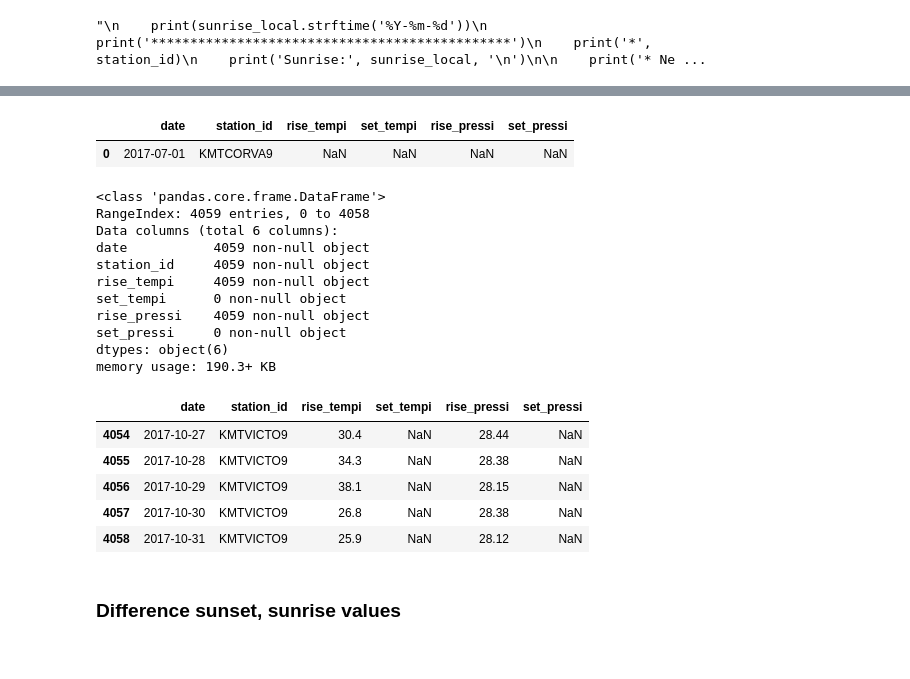
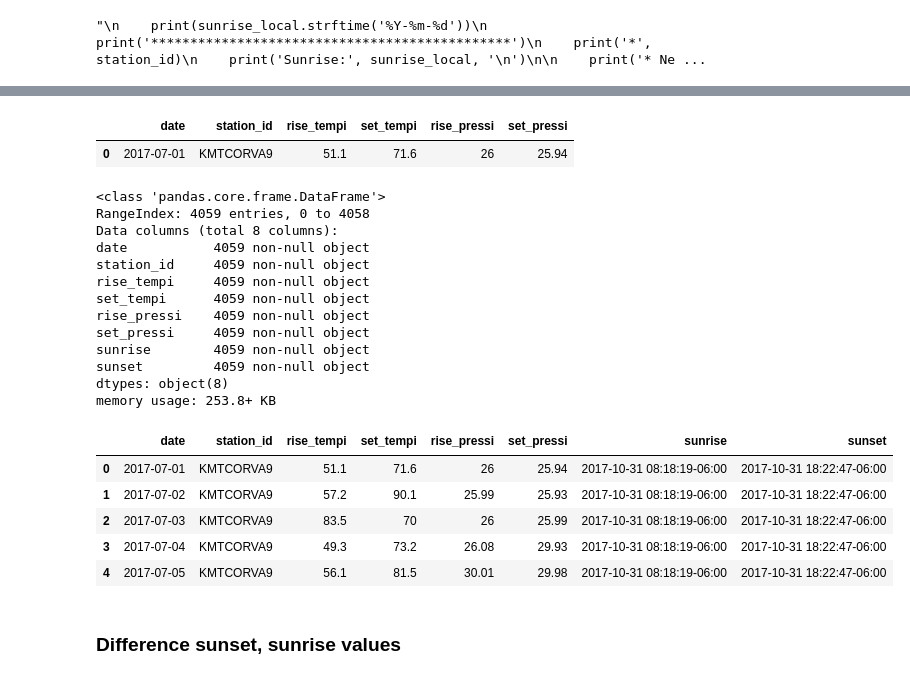
Before and after one commit to samsoe/nfc, a Jupyter notebook: notebooks/weather_data_calculations.ipynb, the cells around one changed output, grey strips where cells are left out. Cells and saved outputs as stored; diff of their text form; code cells hidden in the pictures.

Commit message:
Added datetime columns to calc df

```diff
--- a/notebooks/weather_data_calculations.ipynb
+++ b/notebooks/weather_data_calculations.ipynb
@@ -175,25 +175,40 @@ for row in sun.iterrows():
     station_id = row[1]['station_id']
     sunrise_local = row[1]['sunrise_local']
     sunset_local = row[1]['sunset_local']
+
     sunrise_Ymd = sunrise_local.strftime('%Y-%m-%d')
-    sample = find_closest_weather_sample(station_id, sunrise_local)
-    sample_rise_temp = sample.tempi
-    sample_rise_press = sample.pressi
+    sunset_Ymd = sunset_local.strftime('%Y-%m-%d')
 
+    sunrise_sample = find_closest_weather_sample(station_id, sunrise_local)
+    sunset_sample = find_closest_weather_sample(station_id, sunset_local)
+
+    sample_rise_temp = sunrise_sample.tempi
+    sample_rise_press = sunrise_sample.pressi
+
+    sample_set_temp = sunset_sample.tempi
+    sample_set_press = sunset_sample.pressi
 
     # Insert data into new dataframe
     calcs.rise_tempi.loc[(calcs.date == sunrise_Ymd) & (calcs.station_id == station_id)] = sample_rise_temp
     calcs.rise_pressi.loc[(calcs.date == sunrise_Ymd) & (calcs.station_id == station_id)] = sample_rise_press
+
+    calcs.set_tempi.loc[(calcs.date == sunset_Ymd) & (calcs.station_id == station_id)] = sample_set_temp
+    calcs.set_pressi.loc[(calcs.date == sunset_Ymd) & (calcs.station_id == station_id)] = sample_set_press
 '''
     print(sunrise_local.strftime('%Y-%m-%d'))
     print('**********************************************')
     print('*', station_id)
     print('Sunrise:', sunrise_local, '\n')
 
-    print('* Nearest Weather Sample Datetime:')
-    print(sample)
+    print('* Nearest Sunrise Weather Sample Datetime:')
+    print(sunrise_sample)
     print('rise_temp :', sample_rise_temp)
     print('rise_press:', sample_rise_press)
+
+    print('\n* Nearest Sunrise Weather Sample Datetime:')
+    print(sunset_sample)
+    print('set_temp  :', sample_set_temp)
+    print('set_press :', sample_set_press)
 
     print('\n* Calcs DataFrame Selected Row')
     print(calcs.loc[(calcs.date == sunrise_local.strftime('%Y-%m-%d')) &
@@ -223,7 +238,6 @@ for row in sun.iterrows():
 "\n    print(sunrise_local.strftime('%Y-%m-%d'))\n    print('**********************************************')\n    print('*', station_id)\n    print('Sunrise:', sunrise_local, '\n')\n\n    print('* Ne ...
 # %%
 for row in sun.iterrows():
-    print(row_counter)
     row_counter+=1
     station_id = row[1]['station_id']
     sunrise_local = row[1]['sunrise_local']
@@ -235,5 +249,7 @@ for row in sun.iterrows():
 
 
     # Insert data into new dataframe
+    calcs['sunrise'] = sunrise_local
+    calcs['sunset'] = sunset_local
     calcs.rise_tempi.loc[(calcs.date == sunrise_Ymd) & (calcs.station_id == station_id)] = sample_rise_temp
     calcs.rise_pressi.loc[(calcs.date == sunrise_Ymd) & (calcs.station_id == station_id)] = sample_rise_press
@@ -241,27 +275,29 @@ for row in sun.iterrows():
 calcs[(calcs.date == '2017-07-01') & (calcs.station_id == 'KMTCORVA9')]
 # %% [output]
 |  | date | station_id | rise_tempi | set_tempi | rise_pressi | set_pressi |
-| 0 | 2017-07-01 | KMTCORVA9 | NaN | NaN | NaN | NaN |
+| 0 | 2017-07-01 | KMTCORVA9 | 51.1 | 71.6 | 26 | 25.94 |
 # %%
 calcs.info()
 # %% [output]
 <class 'pandas.core.frame.DataFrame'>
 RangeIndex: 4059 entries, 0 to 4058
-Data columns (total 6 columns):
+Data columns (total 8 columns):
 date           4059 non-null object
 station_id     4059 non-null object
 rise_tempi     4059 non-null object
-set_tempi      0 non-null object
+set_tempi      4059 non-null object
 rise_pressi    4059 non-null object
-set_pressi     0 non-null object
-dtypes: object(6)
-memory usage: 190.3+ KB
+set_pressi     4059 non-null object
+sunrise        4059 non-null object
+sunset         4059 non-null object
+dtypes: object(8)
+memory usage: 253.8+ KB
 # %%
-calcs.tail()
+calcs.head()
 # %% [output]
-|  | date | station_id | rise_tempi | set_tempi | rise_pressi | set_pressi |
-| 4054 | 2017-10-27 | KMTVICTO9 | 30.4 | NaN | 28.44 | NaN |
-| 4055 | 2017-10-28 | KMTVICTO9 | 34.3 | NaN | 28.38 | NaN |
-| 4056 | 2017-10-29 | KMTVICTO9 | 38.1 | NaN | 28.15 | NaN |
-| 4057 | 2017-10-30 | KMTVICTO9 | 26.8 | NaN | 28.38 | NaN |
-| 4058 | 2017-10-31 | KMTVICTO9 | 25.9 | NaN | 28.12 | NaN |
+|  | date | station_id | rise_tempi | set_tempi | rise_pressi | set_pressi | sunrise | sunset |
+| 0 | 2017-07-01 | KMTCORVA9 | 51.1 | 71.6 | 26 | 25.94 | 2017-10-31 08:18:19-06:00 | 2017-10-31 18:22:47-06:00 |
+| 1 | 2017-07-02 | KMTCORVA9 | 57.2 | 90.1 | 25.99 | 25.93 | 2017-10-31 08:18:19-06:00 | 2017-10-31 18:22:47-06:00 |
+| 2 | 2017-07-03 | KMTCORVA9 | 83.5 | 70 | 26 | 25.99 | 2017-10-31 08:18:19-06:00 | 2017-10-31 18:22:47-06:00 |
+| 3 | 2017-07-04 | KMTCORVA9 | 49.3 | 73.2 | 26.08 | 29.93 | 2017-10-31 08:18:19-06:00 | 2017-10-31 18:22:47-06:00 |
+| 4 | 2017-07-05 | KMTCORVA9 | 56.1 | 81.5 | 30.01 | 29.98 | 2017-10-31 08:18:19-06:00 | 2017-10-31 18:22:47-06:00 |
```
Also changed, not shown: parts of 3 cells of this notebook.
